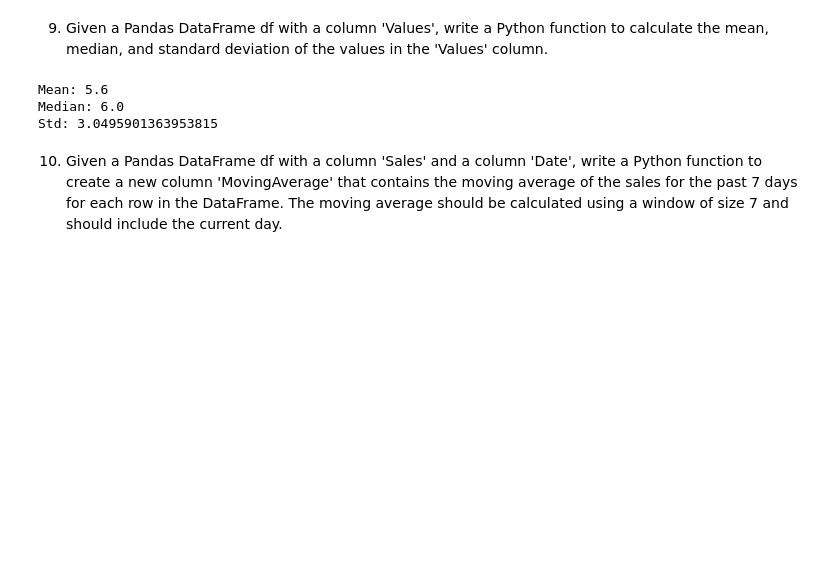
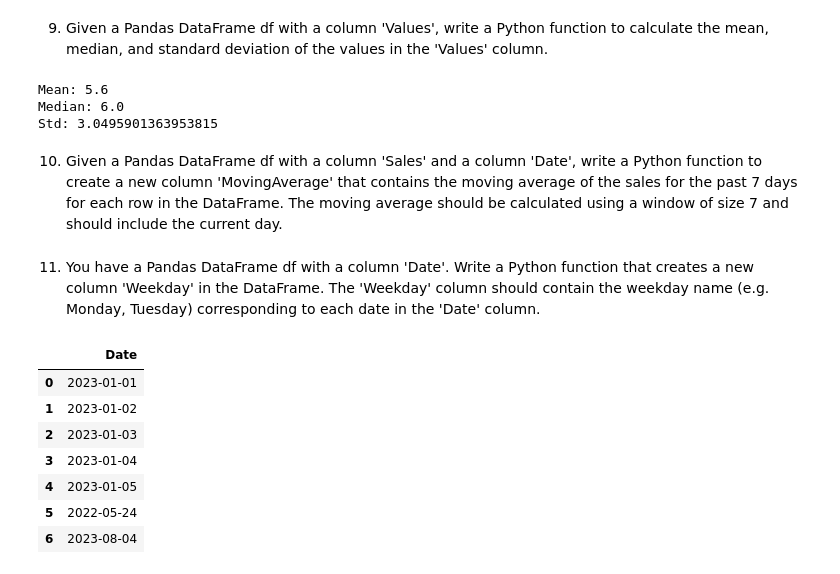
Before and after one commit to jesoto/Data_science_masters_pw, a Jupyter notebook: Class_material/24thFebs/Assingment.ipynb, the cells around one changed output. Drawn from its saved outputs; the diff is of its cells as text; code cells hidden in the pictures; blank space fills up the shorter version.

```diff
--- a/Class_material/24thFebs/Assingment.ipynb
+++ b/Class_material/24thFebs/Assingment.ipynb
@@ -247,3 +247,20 @@ def add_moving_average(df):
     df['MovingAverage'] = ma
 
     return df
+# %% [markdown]
+11. You have a Pandas DataFrame df with a column 'Date'. Write a Python function that creates a new
+column 'Weekday' in the DataFrame. The 'Weekday' column should contain the weekday name (e.g.
+Monday, Tuesday) corresponding to each date in the 'Date' column.
+# %%
+fechas = {'Date': ['2023-01-01','2023-01-02','2023-01-03','2023-01-04','2023-01-05','2022-05-24','2023-08-04']}
+datos3 = pd.DataFrame(fechas)
+datos3
+# %% [output]
+|  | Date |
+| 0 | 2023-01-01 |
+| 1 | 2023-01-02 |
+| 2 | 2023-01-03 |
+| 3 | 2023-01-04 |
+| 4 | 2023-01-05 |
+| 5 | 2022-05-24 |
+| 6 | 2023-08-04 |
```
Also changed, not shown: parts of 6 cells of this notebook.
